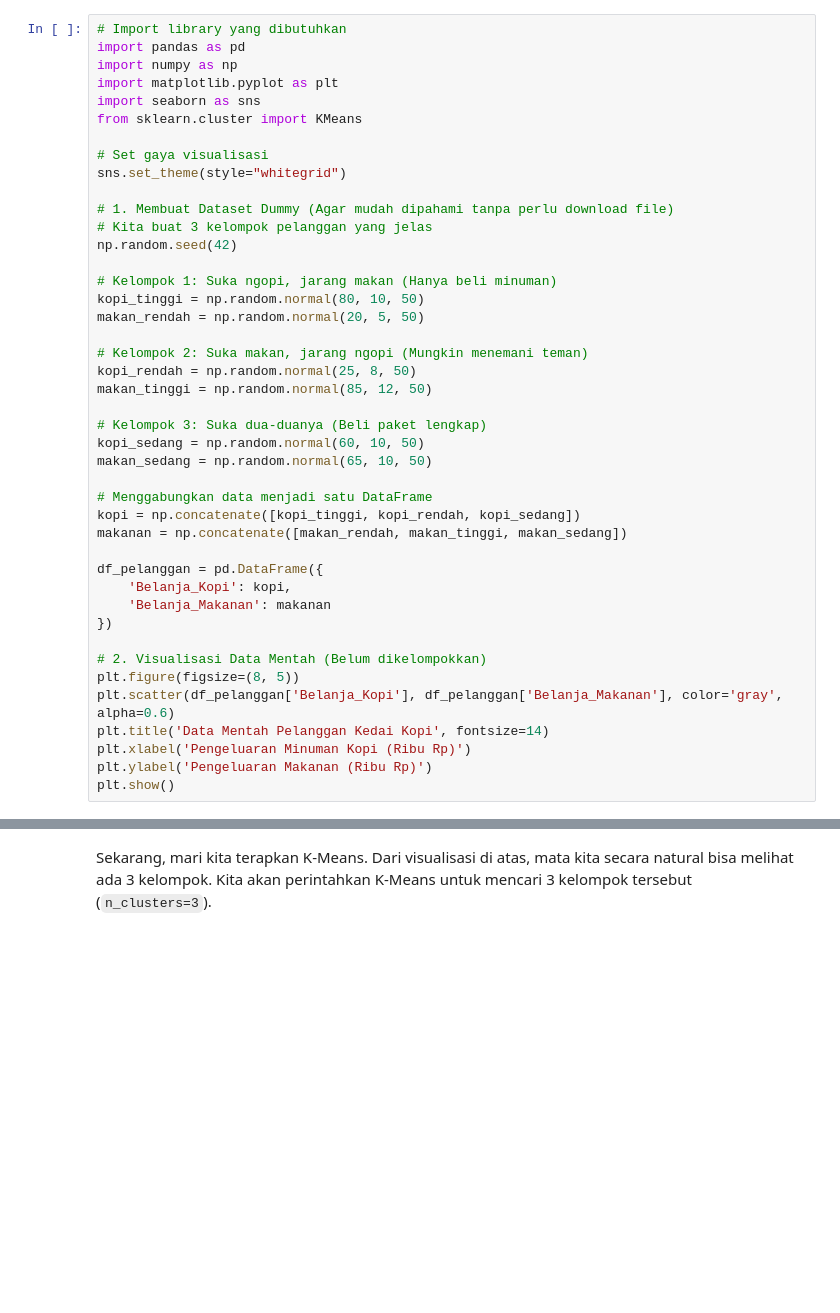
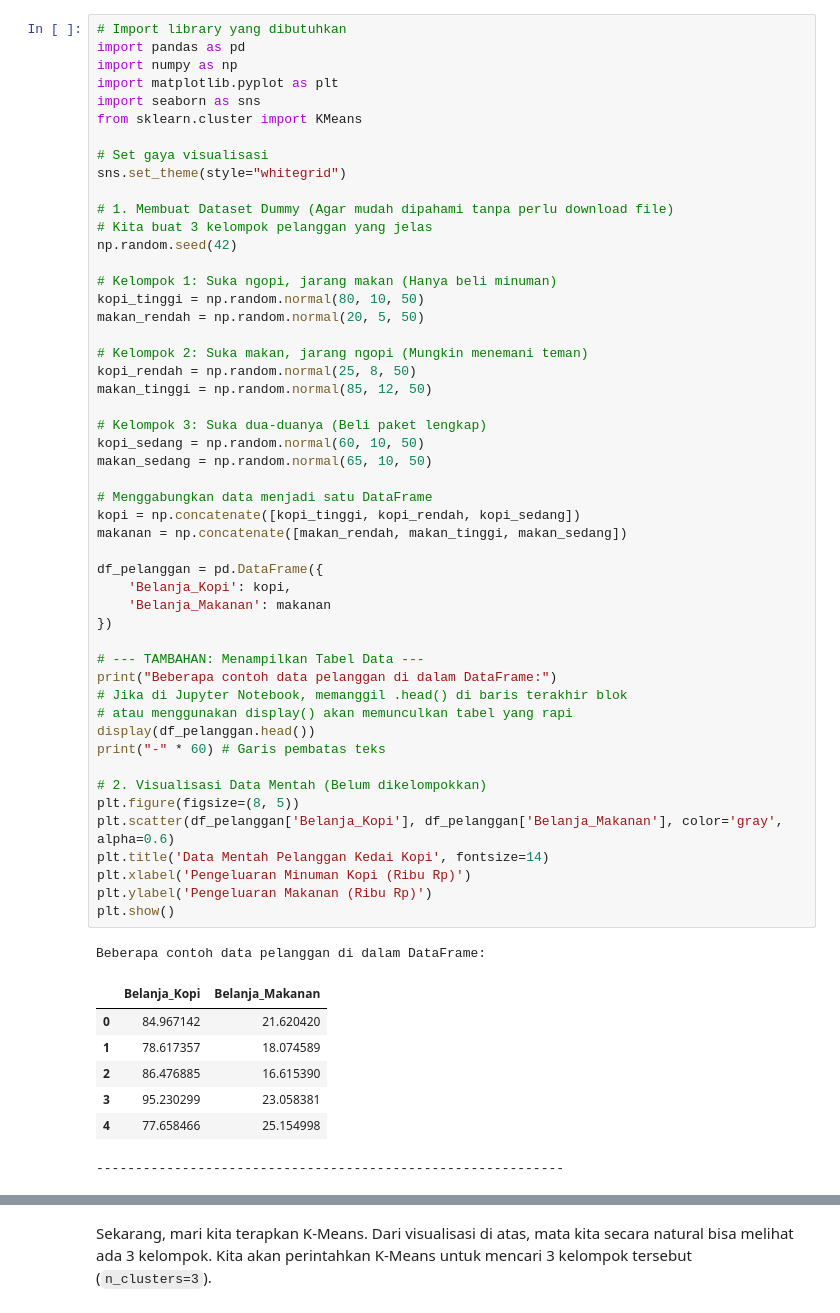
Before and after one commit to HasyaFerdiansyahNR20/2026_class, a Jupyter notebook: data-mining/course4_Unsupervised_Learning.ipynb, the cells around one changed output, grey strips where cells are left out. Drawn from its saved outputs; the diff is of its cells as text; blank space fills up the shorter version.

```diff
--- a/data-mining/course4_Unsupervised_Learning.ipynb
+++ b/data-mining/course4_Unsupervised_Learning.ipynb
@@ -29,33 +66,48 @@ np.random.seed(42)
 
 # Kelompok 1: Suka ngopi, jarang makan (Hanya beli minuman)
 kopi_tinggi = np.random.normal(80, 10, 50)
 makan_rendah = np.random.normal(20, 5, 50)
 
 # Kelompok 2: Suka makan, jarang ngopi (Mungkin menemani teman)
 kopi_rendah = np.random.normal(25, 8, 50)
 makan_tinggi = np.random.normal(85, 12, 50)
 
 # Kelompok 3: Suka dua-duanya (Beli paket lengkap)
 kopi_sedang = np.random.normal(60, 10, 50)
 makan_sedang = np.random.normal(65, 10, 50)
 
 # Menggabungkan data menjadi satu DataFrame
 kopi = np.concatenate([kopi_tinggi, kopi_rendah, kopi_sedang])
 makanan = np.concatenate([makan_rendah, makan_tinggi, makan_sedang])
 
 df_pelanggan = pd.DataFrame({
     'Belanja_Kopi': kopi,
     'Belanja_Makanan': makanan
 })
 
+# --- TAMBAHAN: Menampilkan Tabel Data ---
+print("Beberapa contoh data pelanggan di dalam DataFrame:")
+# Jika di Jupyter Notebook, memanggil .head() di baris terakhir blok
+# atau menggunakan display() akan memunculkan tabel yang rapi
+display(df_pelanggan.head())
+print("-" * 60) # Garis pembatas teks
+
 # 2. Visualisasi Data Mentah (Belum dikelompokkan)
 plt.figure(figsize=(8, 5))
 plt.scatter(df_pelanggan['Belanja_Kopi'], df_pelanggan['Belanja_Makanan'], color='gray', alpha=0.6)
 plt.title('Data Mentah Pelanggan Kedai Kopi', fontsize=14)
 plt.xlabel('Pengeluaran Minuman Kopi (Ribu Rp)')
 plt.ylabel('Pengeluaran Makanan (Ribu Rp)')
 plt.show()
 # %% [output]
+Beberapa contoh data pelanggan di dalam DataFrame:
+|  | Belanja_Kopi | Belanja_Makanan |
+| 0 | 84.967142 | 21.620420 |
+| 1 | 78.617357 | 18.074589 |
+| 2 | 86.476885 | 16.615390 |
+| 3 | 95.230299 | 23.058381 |
+| 4 | 77.658466 | 25.154998 |
+------------------------------------------------------------
 [figure]
 # %% [markdown]
 Sekarang, mari kita terapkan K-Means. Dari visualisasi di atas, mata kita secara natural bisa melihat ada 3 kelompok. Kita akan perintahkan K-Means untuk mencari 3 kelompok tersebut (`n_clusters=3`).
```
Also changed, not shown: parts of 2 cells of this notebook.
